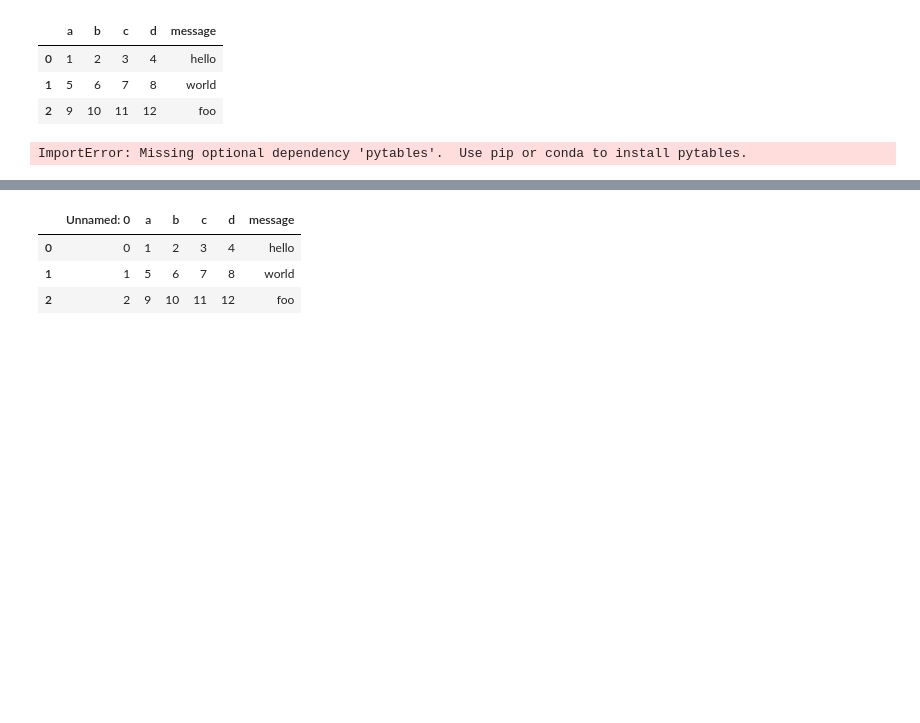
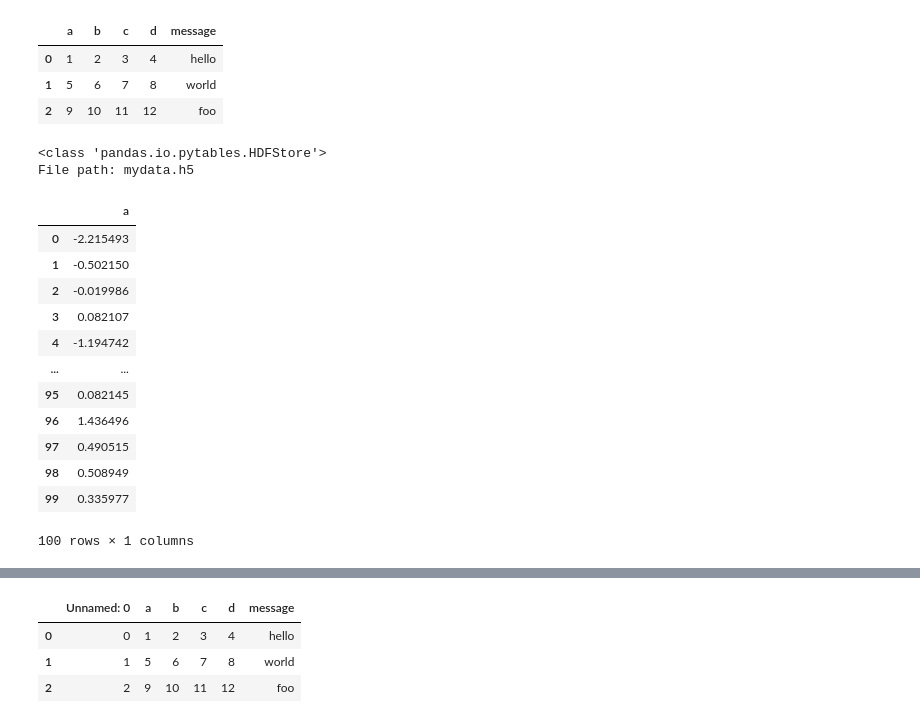
Before and after one commit to 1990Jasonlee/WesWrangling, a Jupyter notebook: Chapter6WorkAlong.ipynb, the cells around one changed output, grey strips where cells are left out. Cells and saved outputs as stored; diff of their text form; code cells hidden in the pictures; blank space fills up the shorter version.

```diff
--- a/Chapter6WorkAlong.ipynb
+++ b/Chapter6WorkAlong.ipynb
@@ -464,7 +464,5 @@ pd.read_pickle('examples/frame_pickle')
 # %%
 frame = pd.DataFrame ({'a': np.random.randn(100)})
 # %%
-#store = pd.HDFStore('mydata.h5')
+store = pd.HDFStore('mydata.h5')
-# %% [output]
-ImportError: Missing optional dependency 'pytables'.  Use pip or conda to install pytables.
 # %%
@@ -478 +472,22 @@ ImportError: Missing optional dependency 'pytables'.  Use pip or conda to instal
+# %%
+store
+# %% [output]
+<class 'pandas.io.pytables.HDFStore'>
+File path: mydata.h5
+# %%
+store['obj1']
+# %% [output]
+|  | a |
+| 0 | -2.215493 |
+| 1 | -0.502150 |
+| 2 | -0.019986 |
+| 3 | 0.082107 |
+| 4 | -1.194742 |
+| ... | ... |
+| 95 | 0.082145 |
+| 96 | 1.436496 |
+| 97 | 0.490515 |
+| 98 | 0.508949 |
+| 99 | 0.335977 |
+100 rows × 1 columns
 # %%
```
Also changed, not shown: parts of 12 cells of this notebook, 1 other file.
